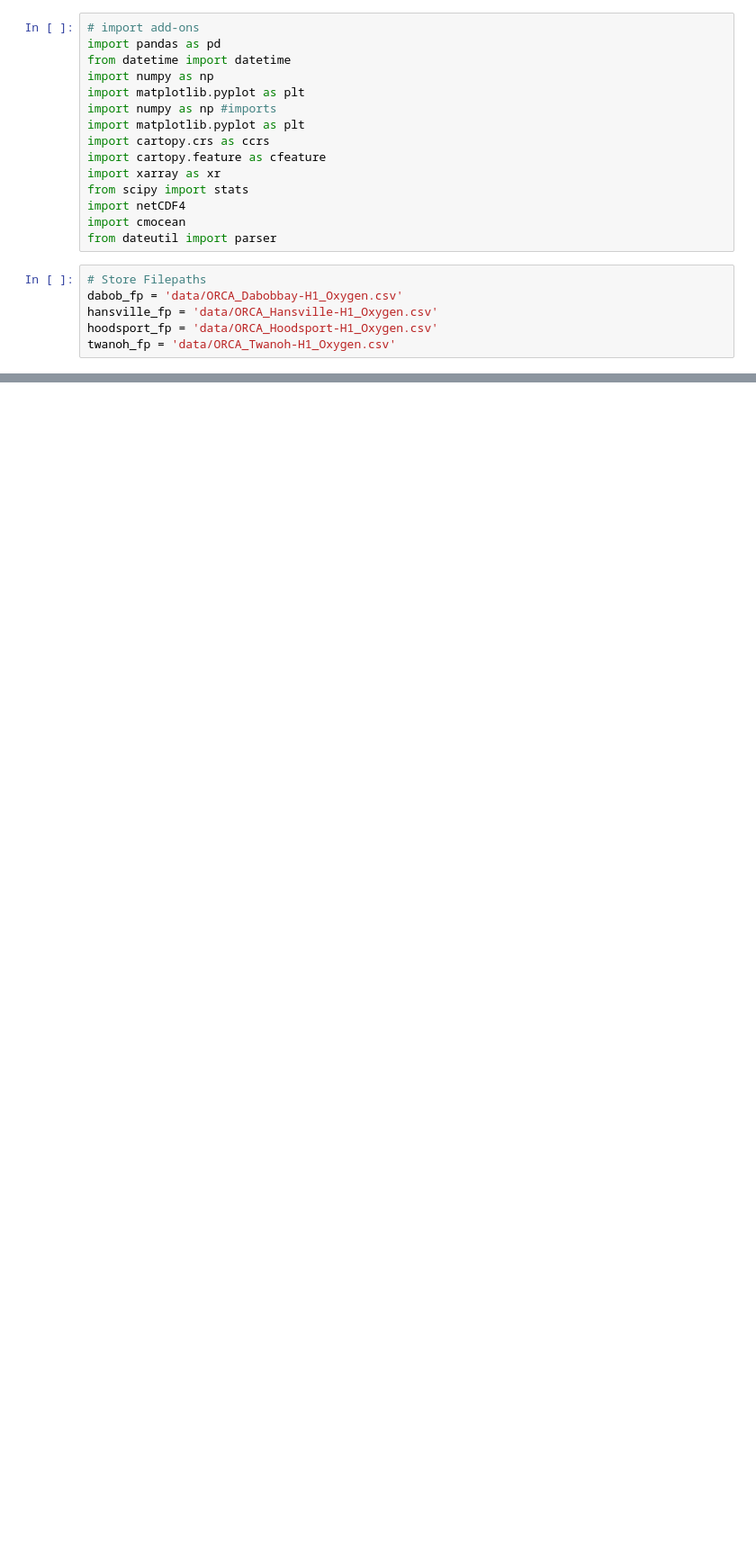
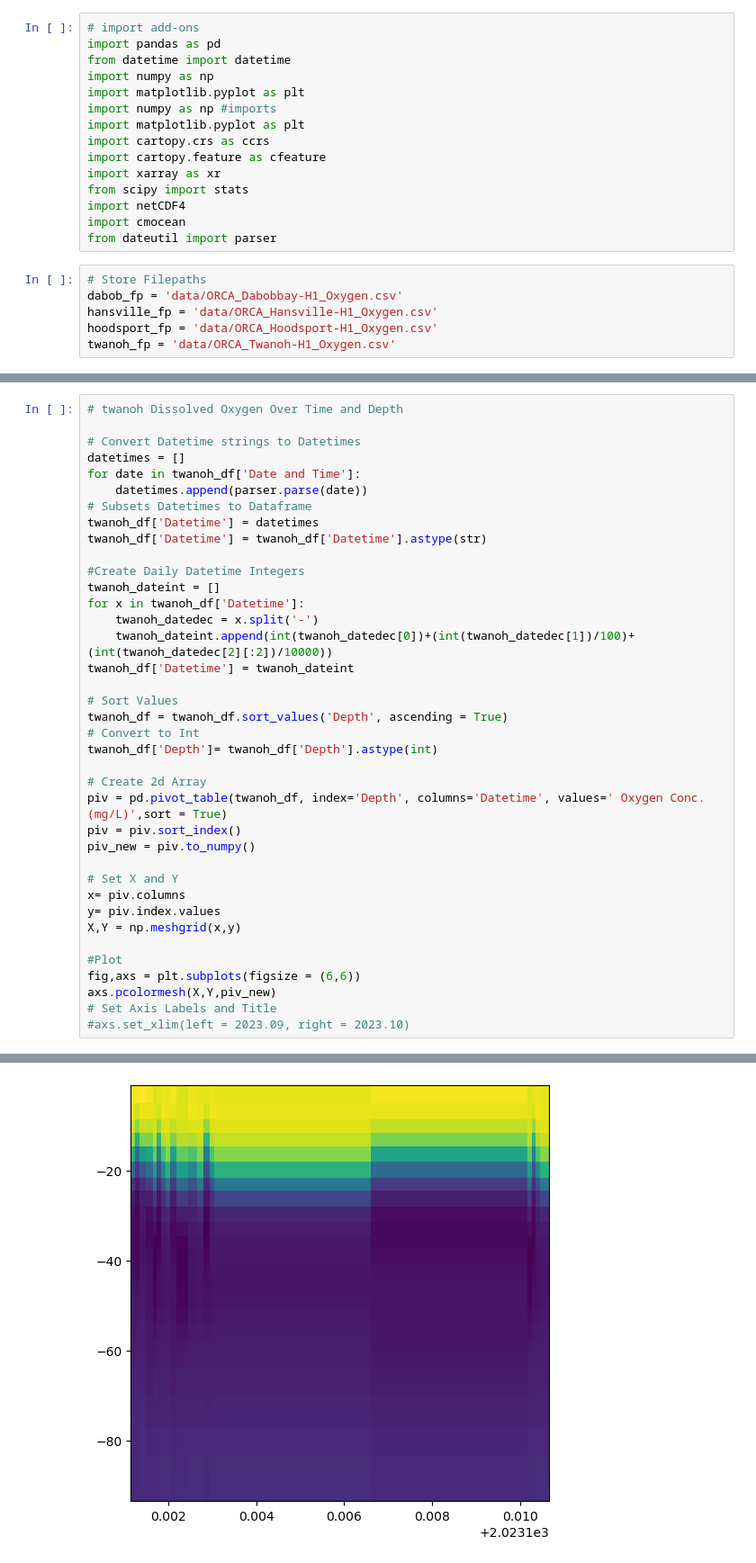
Before and after one commit to Lbh22GitHub/Harris.L_FinalProject, a Jupyter notebook: Final Take 2.ipynb, the cells around one changed output, grey strips where cells are left out. Shown at 90% size. Drawn from its saved outputs; the diff is of its cells as text; blank space fills up the shorter version.

```diff
--- a/Final Take 2.ipynb
+++ b/Final Take 2.ipynb
@@ -229,0 +176,39 @@ axs.pcolormesh(piv)
+# %%
+# twanoh Dissolved Oxygen Over Time and Depth
+
+# Convert Datetime strings to Datetimes
+datetimes = []
+for date in twanoh_df['Date and Time']:
+    datetimes.append(parser.parse(date))
+# Subsets Datetimes to Dataframe
+twanoh_df['Datetime'] = datetimes
+twanoh_df['Datetime'] = twanoh_df['Datetime'].astype(str)
+
+#Create Daily Datetime Integers
+twanoh_dateint = []
+for x in twanoh_df['Datetime']:
+    twanoh_datedec = x.split('-')
+    twanoh_dateint.append(int(twanoh_datedec[0])+(int(twanoh_datedec[1])/100)+(int(twanoh_datedec[2][:2])/10000))
+twanoh_df['Datetime'] = twanoh_dateint
+
+# Sort Values
+twanoh_df = twanoh_df.sort_values('Depth', ascending = True)
+# Convert to Int
+twanoh_df['Depth']= twanoh_df['Depth'].astype(int)
+
+# Create 2d Array
+piv = pd.pivot_table(twanoh_df, index='Depth', columns='Datetime', values=' Oxygen Conc. (mg/L)',sort = True)
+piv = piv.sort_index()
+piv_new = piv.to_numpy()
+
+# Set X and Y
+x= piv.columns
+y= piv.index.values
+X,Y = np.meshgrid(x,y)
+
+#Plot
+fig,axs = plt.subplots(figsize = (6,6))
+axs.pcolormesh(X,Y,piv_new)
+# Set Axis Labels and Title
+#axs.set_xlim(left = 2023.09, right = 2023.10)
+# %% [output]
@@ -229,0 +216 @@ axs.pcolormesh(piv)
+[figure, added]
```
Also changed, not shown: parts of 8 cells of this notebook.
